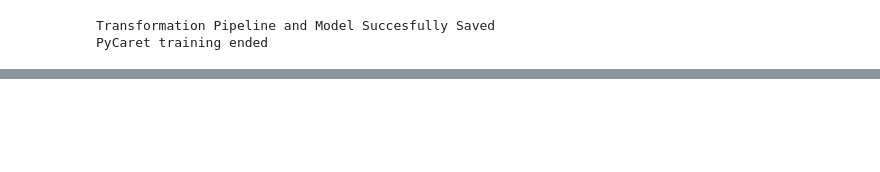
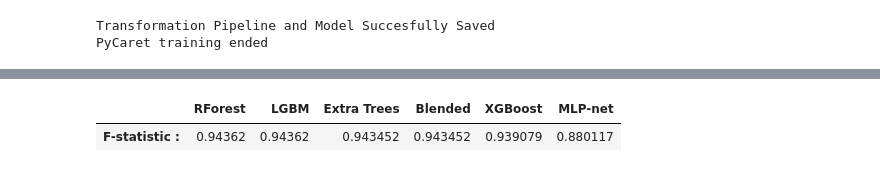
Before and after one commit to daniel-furman/ensemble-climate-projections, a Jupyter notebook: Comparing_MLs.ipynb, the cells around one changed output, grey strips where cells are left out. Drawn from its saved outputs; the diff is of its cells as text; code cells hidden in the pictures; blank space fills up the shorter version.

```diff
--- a/Comparing_MLs.ipynb
+++ b/Comparing_MLs.ipynb
@@ -71,0 +72,6 @@ The F1 validation score is :  0.891238670694864
+# %%
+f_score # F-statistic for the five models above, as well as a blended model
+# We find Random Forest as the winner in terms of validation AUC and F-stat
+# %% [output]
+|  | RForest | LGBM | Extra Trees | Blended | XGBoost | MLP-net |
+| F-statistic : | 0.94362 | 0.94362 | 0.943452 | 0.943452 | 0.939079 | 0.880117 |
```
Also changed, not shown: parts of 3 cells of this notebook, 2 other files.
